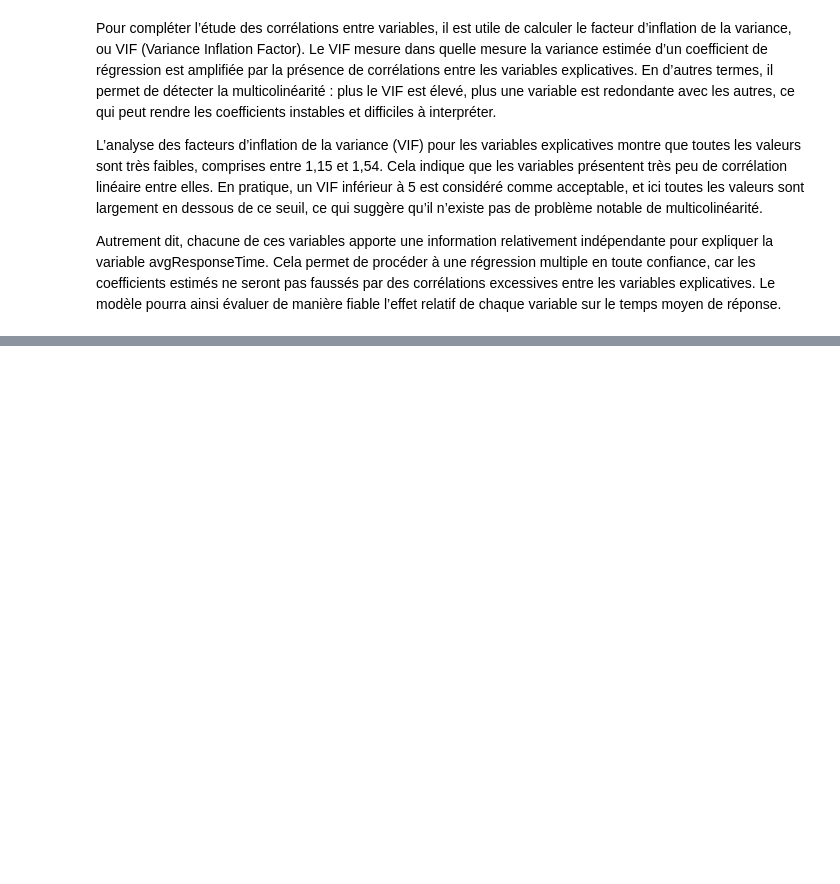
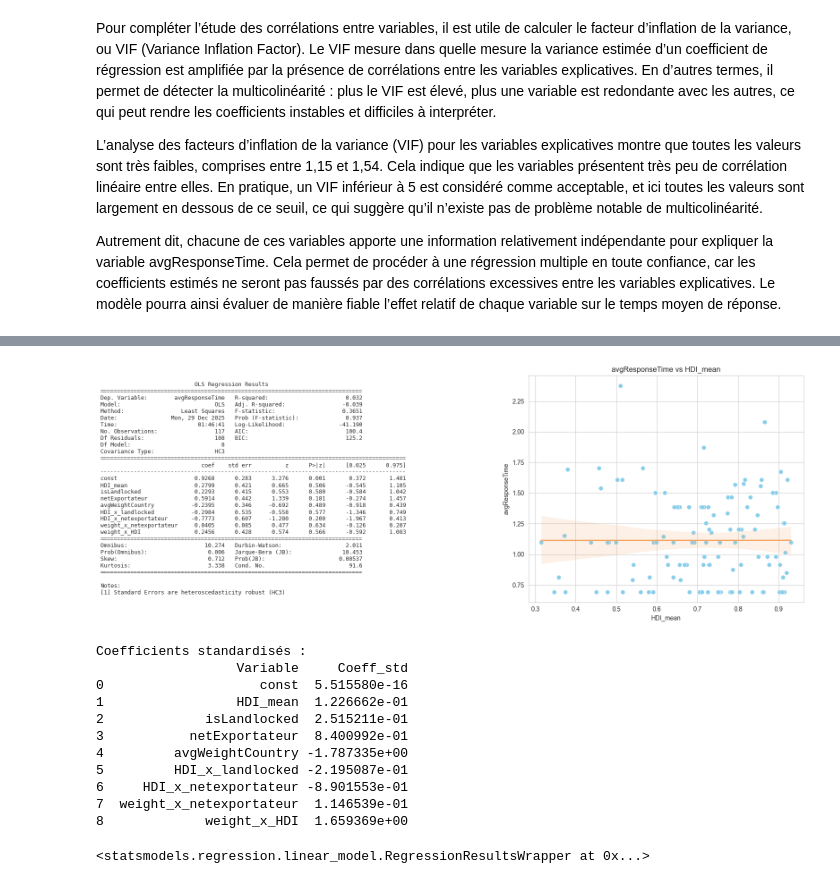
Before and after one commit to nile2304/Data-Science-Project-ENSAE, a Jupyter notebook: main.ipynb, the cells around one changed output, grey strips where cells are left out. Drawn from its saved outputs; the diff is of its cells as text; code cells hidden in the pictures; blank space fills up the shorter version.

```diff
--- a/main.ipynb
+++ b/main.ipynb
@@ -1433,0 +1485,34 @@ Coefficients standardisés :
+# %%
+merged_data_int = merged_data.copy()
+
+merged_data_int['HDI_x_landlocked'] = (
+    merged_data_int['HDI_mean'] * merged_data_int['isLandlocked']
+)
+
+merged_data_int['HDI_x_netexportateur'] = (
+    merged_data_int['HDI_mean'] * merged_data_int['netExportateur']
+)
+
+merged_data_int['weight_x_netexportateur'] = (
+    merged_data_int['avgWeightCountry'] * merged_data_int['netExportateur']
+)
+
+merged_data_int['weight_x_HDI'] = (
+    merged_data_int['avgWeightCountry'] * merged_data_int['HDI_mean']
+)
+
+rg.perform_regression(merged_data_int, ['HDI_mean', 'isLandlocked', 'netExportateur', 'avgWeightCountry', 'HDI_x_landlocked', 'HDI_x_netexportateur', 'weight_x_netexportateur', 'weight_x_HDI'],'avgResponseTime', method='HC3')
+# %% [output]
+[figure, added]
+Coefficients standardisés :
+                  Variable     Coeff_std
+0                    const  5.515580e-16
+1                 HDI_mean  1.226662e-01
+2             isLandlocked  2.515211e-01
+3           netExportateur  8.400992e-01
+4         avgWeightCountry -1.787335e+00
+5         HDI_x_landlocked -2.195087e-01
+6     HDI_x_netexportateur -8.901553e-01
+7  weight_x_netexportateur  1.146539e-01
+8             weight_x_HDI  1.659369e+00
+<statsmodels.regression.linear_model.RegressionResultsWrapper at 0x...>
```
Also changed, not shown: parts of 45 cells of this notebook.
